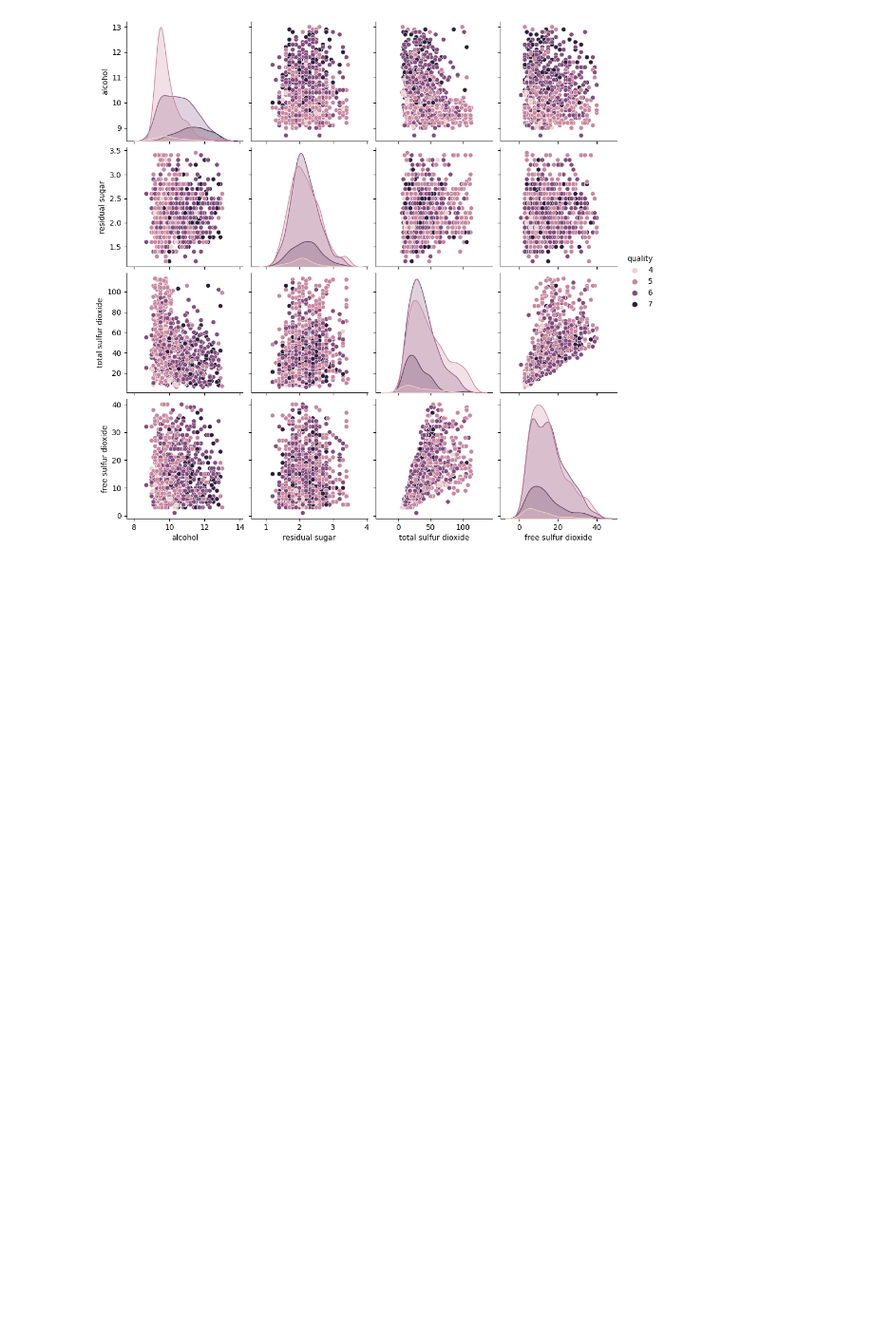
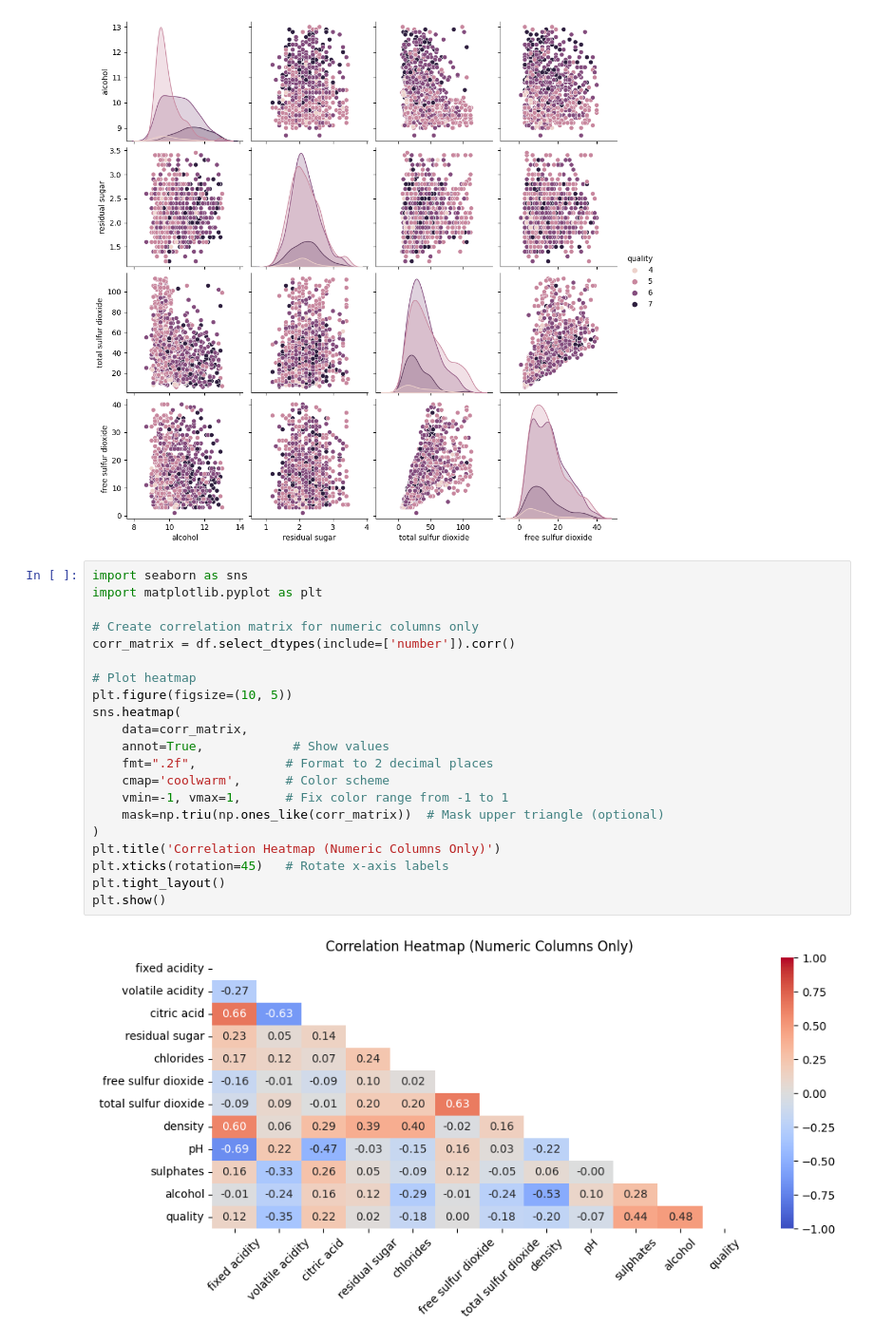
Before and after one commit to shyam007-srec/Sonar-Rock-vs-Mine-Prediction---Machine-Learning-Project, a Jupyter notebook: wine-preditction.ipynb, the cells around one changed output. Shown at 95% size. Drawn from its saved outputs; the diff is of its cells as text; blank space fills up the shorter version.

```diff
--- a/wine-preditction.ipynb
+++ b/wine-preditction.ipynb
@@ -194,3 +194,26 @@ sns.pairplot(data=df, vars=['alcohol', 'residual sugar', 'total sulfur dioxide',
 plt.show()
 # %% [output]
 [figure]
+# %%
+import seaborn as sns
+import matplotlib.pyplot as plt
+
+# Create correlation matrix for numeric columns only
+corr_matrix = df.select_dtypes(include=['number']).corr()
+
+# Plot heatmap
+plt.figure(figsize=(10, 5))
+sns.heatmap(
+    data=corr_matrix,
+    annot=True,            # Show values
+    fmt=".2f",            # Format to 2 decimal places
+    cmap='coolwarm',      # Color scheme
+    vmin=-1, vmax=1,      # Fix color range from -1 to 1
+    mask=np.triu(np.ones_like(corr_matrix))  # Mask upper triangle (optional)
+)
+plt.title('Correlation Heatmap (Numeric Columns Only)')
+plt.xticks(rotation=45)   # Rotate x-axis labels
+plt.tight_layout()
+plt.show()
+# %% [output]
+[figure, added]
```
Also changed, not shown: parts of 10 cells of this notebook.
